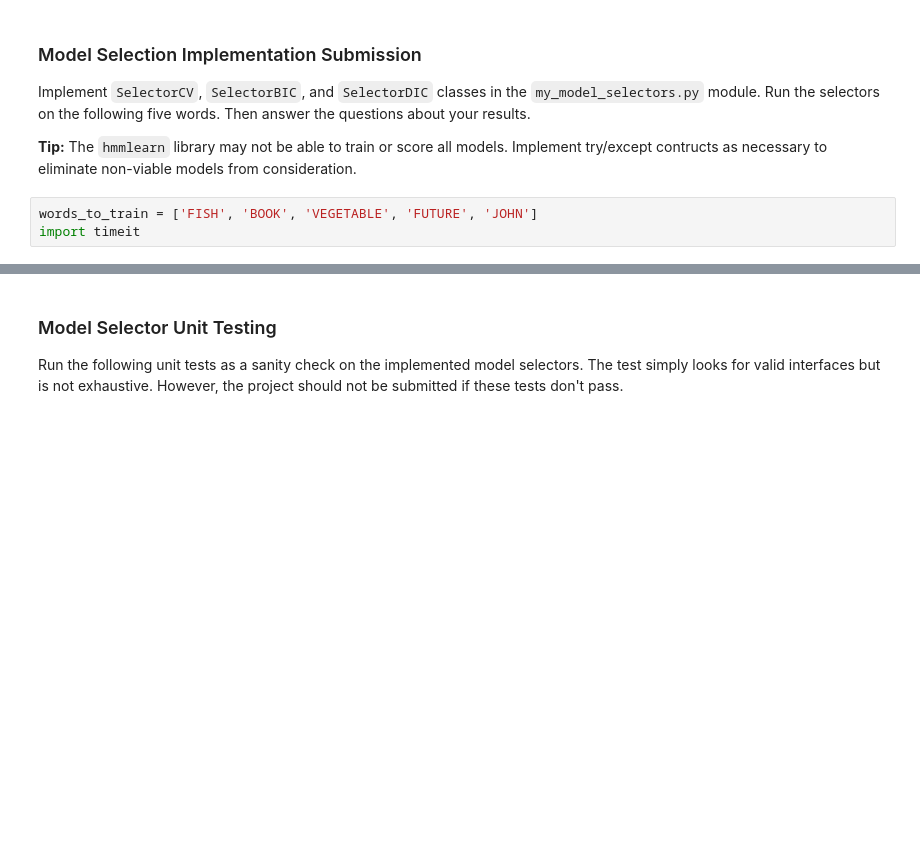
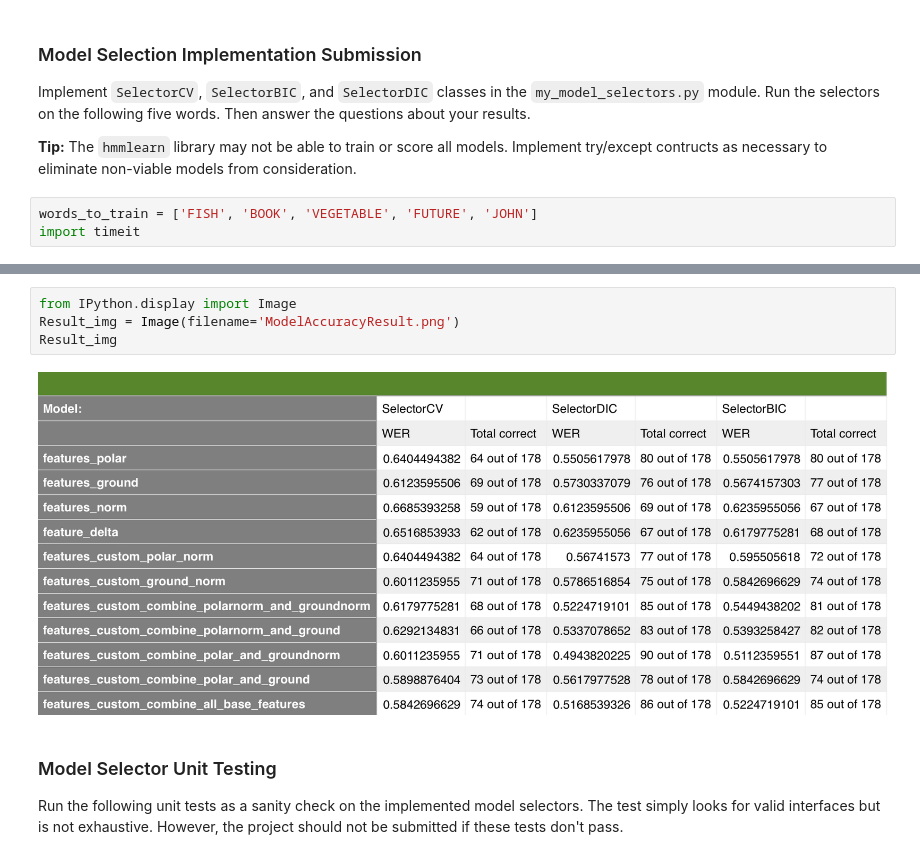
Before and after one commit to binojohnthomas/AIND-Recognizer, a Jupyter notebook: asl_recognizer.ipynb, the cells around one changed output, grey strips where cells are left out. Drawn from its saved outputs; the diff is of its cells as text; blank space fills up the shorter version.

```diff
--- a/asl_recognizer.ipynb
+++ b/asl_recognizer.ipynb
@@ -607,3 +612,9 @@ Training complete for JOHN with 15 states with time 24.461940128996503 seconds
+# %%
+from IPython.display import Image
+Result_img = Image(filename='ModelAccuracyResult.png')
+Result_img
+# %% [output]
+[figure, added]
 # %% [markdown]
 <a id='part2_test'></a>
 ### Model Selector Unit Testing
```
Also changed, not shown: parts of 29 cells of this notebook, 3 other files.
